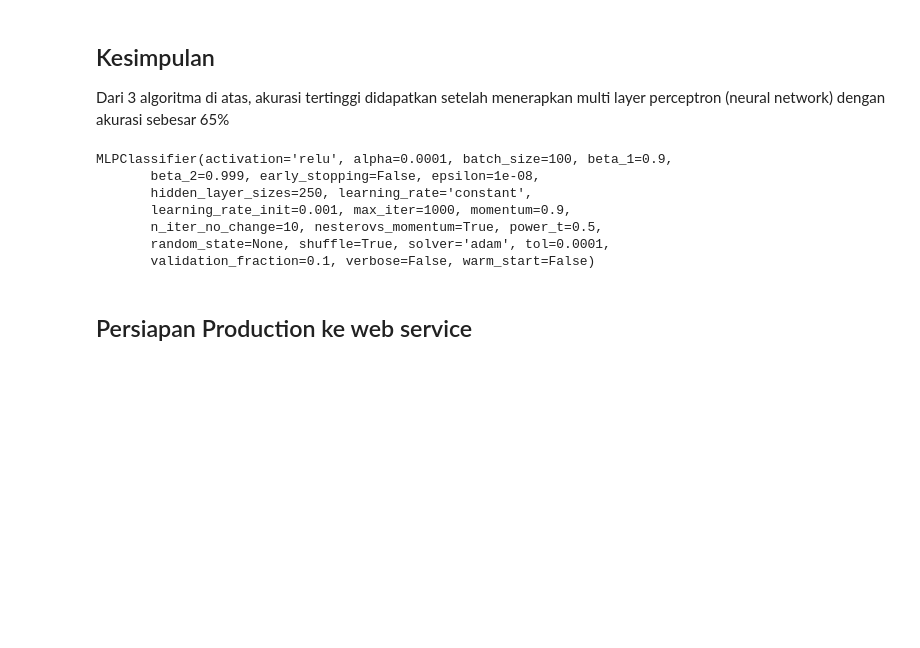
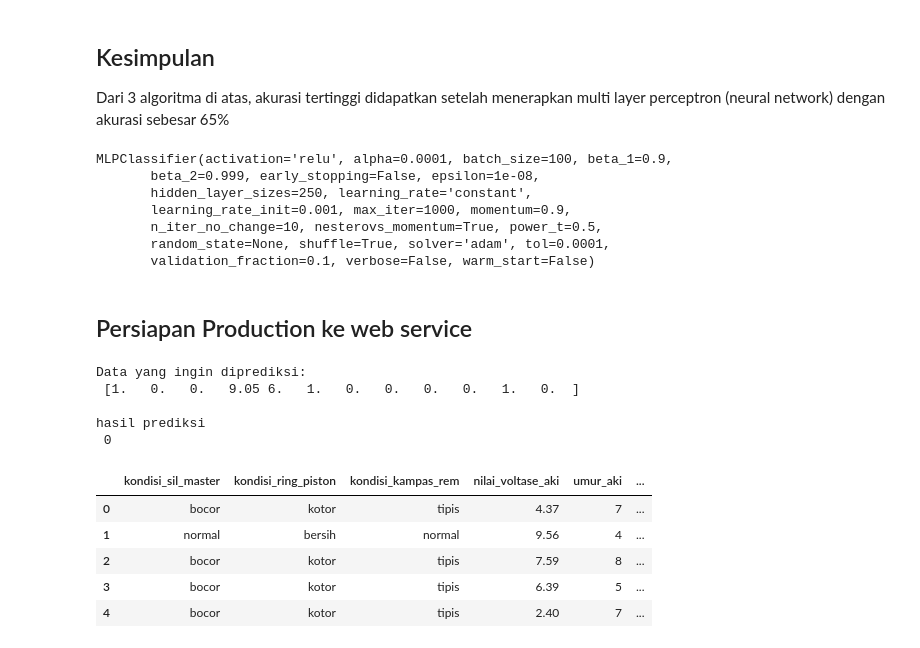
Before and after one commit to toufanialfarisi/bengsis, a Jupyter notebook: data_processing.ipynb, the cells around one changed output. Saved outputs shown, nothing was run; the diff lists cells and outputs as text; code cells hidden in the pictures; blank space fills up the shorter version.

```diff
--- a/data_processing.ipynb
+++ b/data_processing.ipynb
@@ -528,0 +574,12 @@ pickle.dump(model_mlp, open(model_name, 'wb'))
+# %%
+data_pred = x_test.iloc[:1, :]
+display_data_pred = data_pred.values.flatten()
+result = mdl.predict(data_pred)
+print('Data yang ingin diprediksi:\n', display_data_pred, '\n')
+print("hasil prediksi\n", result[0])
+# %% [output]
+Data yang ingin diprediksi:
+ [1.   0.   0.   9.05 6.   1.   0.   0.   0.   0.   1.   0.  ]
+
+hasil prediksi
+ 0
@@ -528,0 +590,9 @@ pickle.dump(model_mlp, open(model_name, 'wb'))
+# %%
+dataset.head()
+# %% [output]
+|  | kondisi_sil_master | kondisi_ring_piston | kondisi_kampas_rem | nilai_voltase_aki | umur_aki | ... |
+| 0 | bocor | kotor | tipis | 4.37 | 7 | ... |
+| 1 | normal | bersih | normal | 9.56 | 4 | ... |
+| 2 | bocor | kotor | tipis | 7.59 | 8 | ... |
+| 3 | bocor | kotor | tipis | 6.39 | 5 | ... |
+| 4 | bocor | kotor | tipis | 2.40 | 7 | ... |
```
Also changed, not shown: parts of 11 cells of this notebook.
